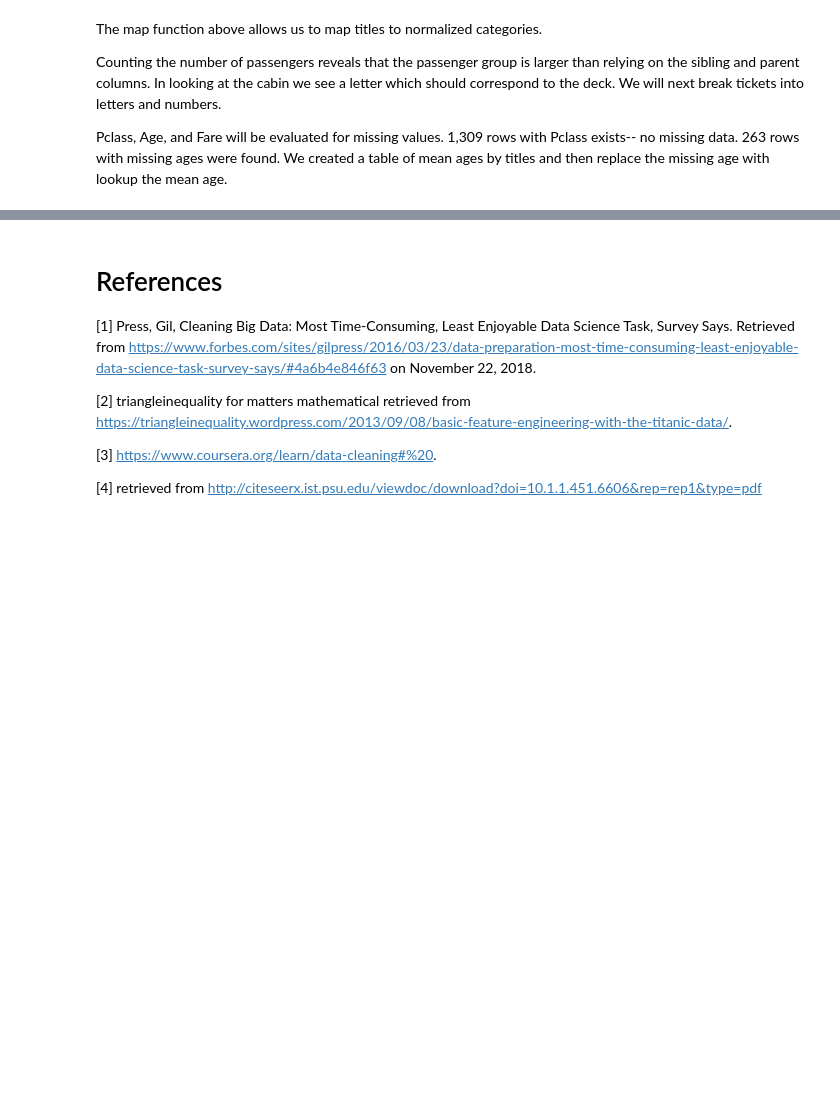
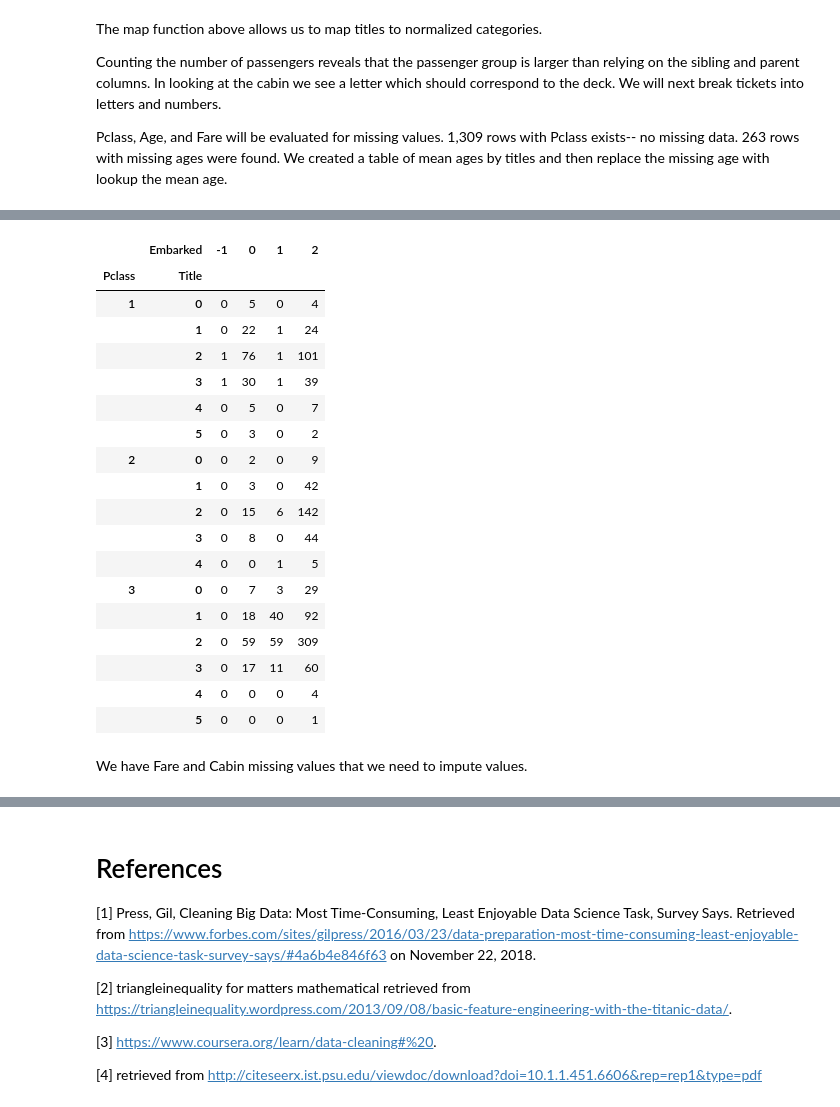
Before and after one commit to bthomas-ds/titanic, a Jupyter notebook: Titanic Challenge.ipynb, the cells around one changed output, grey strips where cells are left out. Drawn from its saved outputs; the diff is of its cells as text; code cells hidden in the pictures; blank space fills up the shorter version.

```diff
--- a/Titanic Challenge.ipynb
+++ b/Titanic Challenge.ipynb
@@ -195,0 +212,25 @@ for index, r in combinedSetWithCounts.iterrows():
+# %%
+combinedSetWithCounts['Level'] = combinedSetWithCounts.Cabin.str[:1]
+pd.crosstab([combinedSetWithCounts.Pclass, combinedSetWithCounts.Title], combinedSetWithCounts.Embarked)
+# %% [output]
+|  | Embarked | -1 | 0 | 1 | 2 |
+| Pclass | Title |  |  |  |  |
+| 1 | 0 | 0 | 5 | 0 | 4 |
+|  | 1 | 0 | 22 | 1 | 24 |
+|  | 2 | 1 | 76 | 1 | 101 |
+|  | 3 | 1 | 30 | 1 | 39 |
+|  | 4 | 0 | 5 | 0 | 7 |
+|  | 5 | 0 | 3 | 0 | 2 |
+| 2 | 0 | 0 | 2 | 0 | 9 |
+|  | 1 | 0 | 3 | 0 | 42 |
+|  | 2 | 0 | 15 | 6 | 142 |
+|  | 3 | 0 | 8 | 0 | 44 |
+|  | 4 | 0 | 0 | 1 | 5 |
+| 3 | 0 | 0 | 7 | 3 | 29 |
+|  | 1 | 0 | 18 | 40 | 92 |
+|  | 2 | 0 | 59 | 59 | 309 |
+|  | 3 | 0 | 17 | 11 | 60 |
+|  | 4 | 0 | 0 | 0 | 4 |
+|  | 5 | 0 | 0 | 0 | 1 |
+# %% [markdown]
+We have Fare and Cabin missing values that we need to impute values.
```
Also changed, not shown: parts of 17 cells of this notebook.
